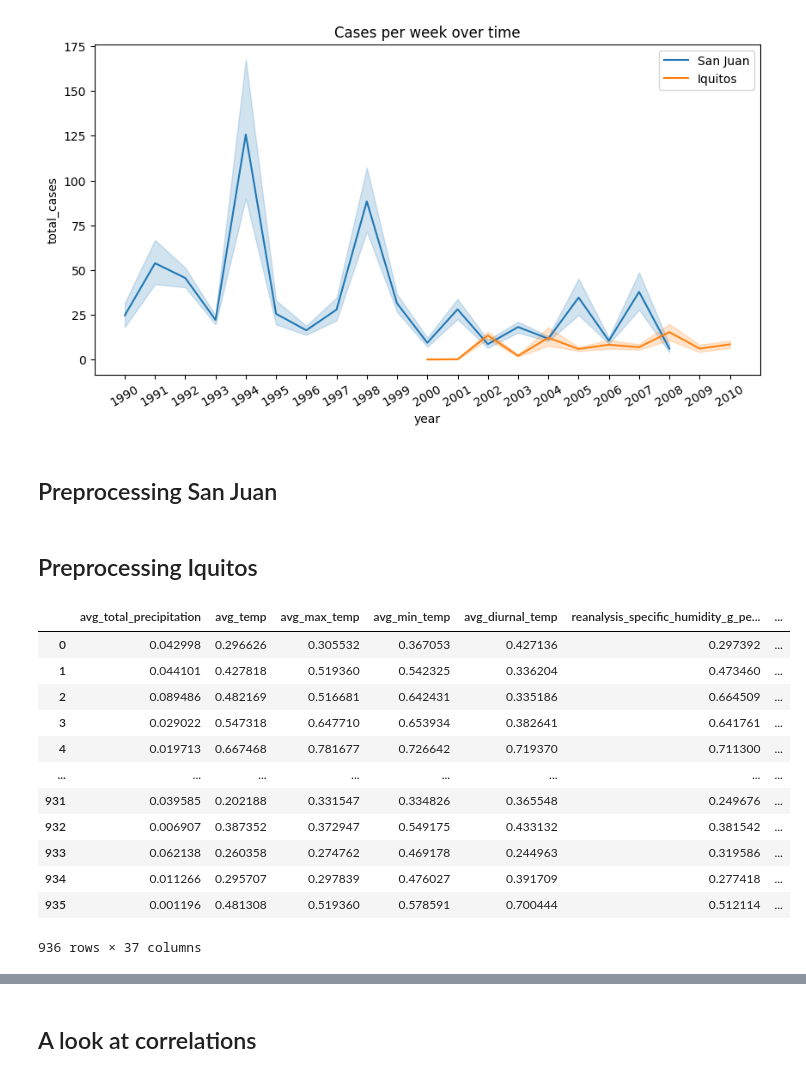
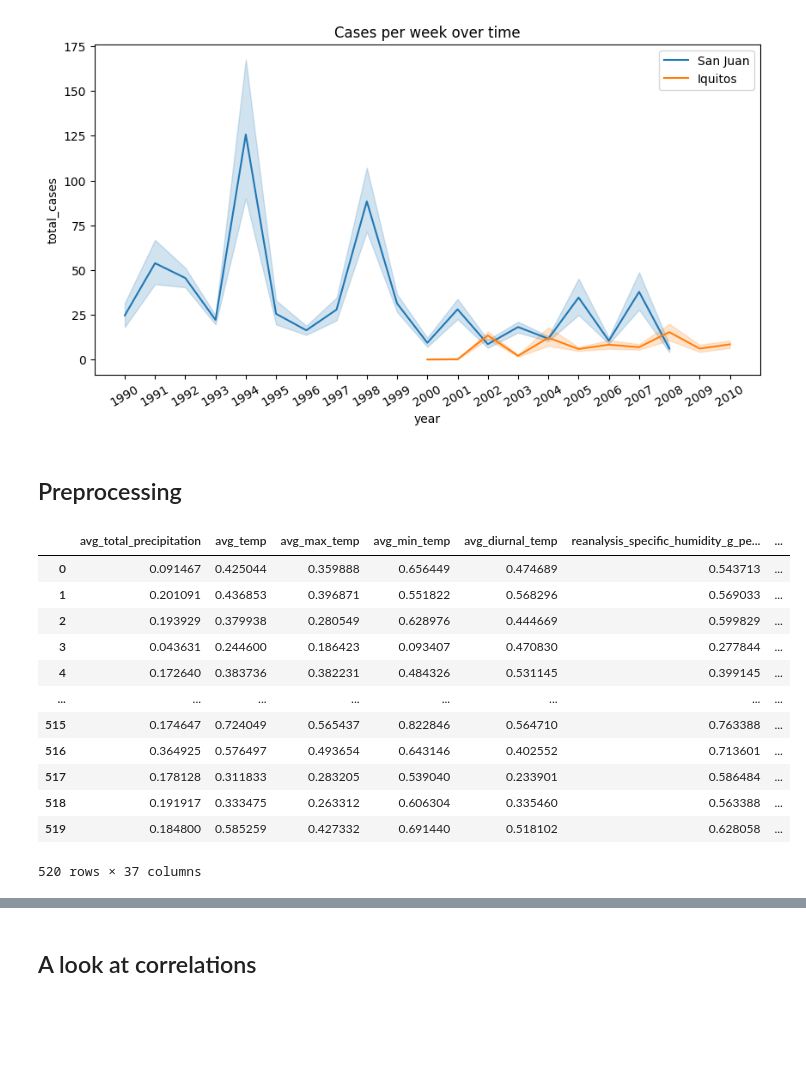
Before and after one commit to oscarschraenkler/DengAI, a Jupyter notebook: notebooks/Oscar's EDA.ipynb, the cells around one changed output, grey strips where cells are left out. Drawn from its saved outputs; the diff is of its cells as text; code cells hidden in the pictures; blank space fills up the shorter version.

```diff
--- a/notebooks/Oscar's EDA.ipynb
+++ b/notebooks/Oscar's EDA.ipynb
@@ -140,12 +140,15 @@ plt.show;
 # %% [output]
 [figure]
 # %% [markdown]
-## Preprocessing San Juan
+## Preprocessing
 # %%
-def preprocess_sj(rawfeats,train=True):
+def preprocess(rawfeats,train=True):
+
+    #reset index to prevent issues when merging
+    reindexed_data = rawfeats.reset_index(drop = True)
 
     #fill nas with interpolation
-    feats = rawfeats.interpolate(method='linear')
+    feats = reindexed_data.interpolate(method='linear')
 
     new_columns = pd.DataFrame()
     #scale and average total precipitation
@@ -202,5 +205,3 @@ def preprocess_sj(rawfeats,train=True):
     final_df = df.join(non_scaled_feats)
 
     return final_df
-# %% [markdown]
-## Preprocessing Iquitos
@@ -242,21 +245,21 @@ def preprocess_iq(rawfeats,train=True):
 # %%
-iq_data = preprocess_iq(data_iq)
-sj_data = preprocess_sj(data_sj)
-sj_data
+iq_data = preprocess(data_iq)
+sj_data = preprocess(data_sj)
+iq_data
 # %% [output]
 |  | avg_total_precipitation | avg_temp | avg_max_temp | avg_min_temp | avg_diurnal_temp | reanalysis_specific_humidity_g_pe... | ... |
-| 0 | 0.042998 | 0.296626 | 0.305532 | 0.367053 | 0.427136 | 0.297392 | ... |
-| 1 | 0.044101 | 0.427818 | 0.519360 | 0.542325 | 0.336204 | 0.473460 | ... |
-| 2 | 0.089486 | 0.482169 | 0.516681 | 0.642431 | 0.335186 | 0.664509 | ... |
-| 3 | 0.029022 | 0.547318 | 0.647710 | 0.653934 | 0.382641 | 0.641761 | ... |
-| 4 | 0.019713 | 0.667468 | 0.781677 | 0.726642 | 0.719370 | 0.711300 | ... |
+| 0 | 0.091467 | 0.425044 | 0.359888 | 0.656449 | 0.474689 | 0.543713 | ... |
+| 1 | 0.201091 | 0.436853 | 0.396871 | 0.551822 | 0.568296 | 0.569033 | ... |
+| 2 | 0.193929 | 0.379938 | 0.280549 | 0.628976 | 0.444669 | 0.599829 | ... |
+| 3 | 0.043631 | 0.244600 | 0.186423 | 0.093407 | 0.470830 | 0.277844 | ... |
+| 4 | 0.172640 | 0.383736 | 0.382231 | 0.484326 | 0.531145 | 0.399145 | ... |
 | ... | ... | ... | ... | ... | ... | ... | ... |
-| 931 | 0.039585 | 0.202188 | 0.331547 | 0.334826 | 0.365548 | 0.249676 | ... |
-| 932 | 0.006907 | 0.387352 | 0.372947 | 0.549175 | 0.433132 | 0.381542 | ... |
-| 933 | 0.062138 | 0.260358 | 0.274762 | 0.469178 | 0.244963 | 0.319586 | ... |
-| 934 | 0.011266 | 0.295707 | 0.297839 | 0.476027 | 0.391709 | 0.277418 | ... |
-| 935 | 0.001196 | 0.481308 | 0.519360 | 0.578591 | 0.700444 | 0.512114 | ... |
+| 515 | 0.174647 | 0.724049 | 0.565437 | 0.822846 | 0.564710 | 0.763388 | ... |
+| 516 | 0.364925 | 0.576497 | 0.493654 | 0.643146 | 0.402552 | 0.713601 | ... |
+| 517 | 0.178128 | 0.311833 | 0.283205 | 0.539040 | 0.233901 | 0.586484 | ... |
+| 518 | 0.191917 | 0.333475 | 0.263312 | 0.606304 | 0.335460 | 0.563388 | ... |
+| 519 | 0.184800 | 0.585259 | 0.427332 | 0.691440 | 0.518102 | 0.628058 | ... |
-936 rows × 37 columns
+520 rows × 37 columns
 # %%
 print(iq_data.shape,sj_data.shape)
 # %% [output]
```
Also changed, not shown: parts of 19 cells of this notebook.
